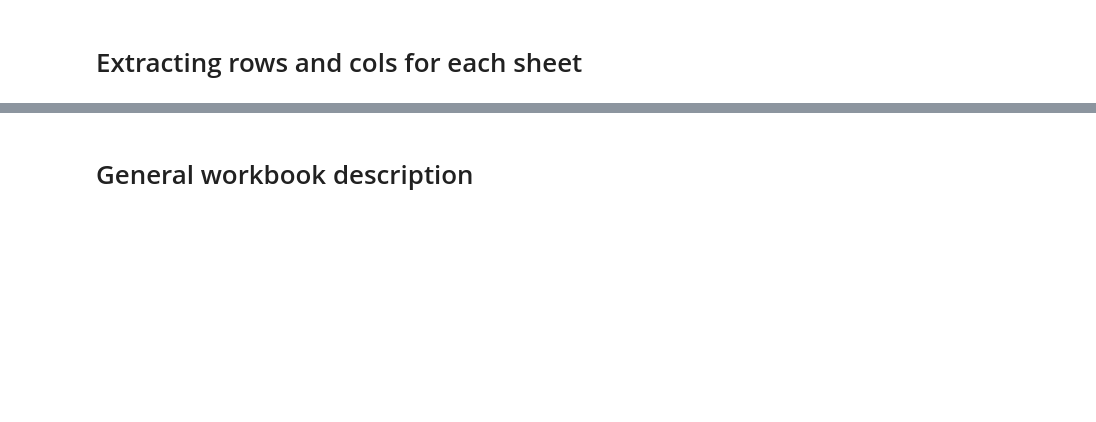
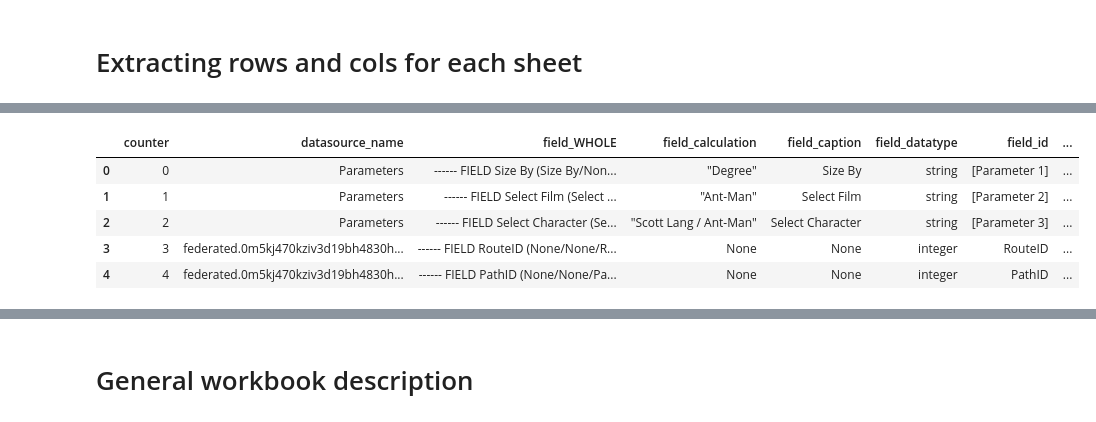
Before and after one commit to scinana/tableauCalculationExport, a Jupyter notebook: Tableau Calculation extractor.ipynb, the cells around one changed output, grey strips where cells are left out. Cells and saved outputs as stored; diff of their text form; code cells hidden in the pictures; blank space fills up the shorter version.

```diff
--- a/Tableau Calculation extractor.ipynb
+++ b/Tableau Calculation extractor.ipynb
@@ -132,3 +151,3 @@ for worksheet in worksheets:
 # %%
-calcDict = dict(zip(calcID, calcNames))
-calcDict2 = dict(zip(calcID2, calcNames))
+calcDict = dict(zip(calcNames, calcCaptions))
+calcDict
@@ -340,11 +349,12 @@ for i in collecteddata:
 
     for n in formulas_to_process:
 
-        for tableauName, friendlyName in calcDict2.items():
+        for tableauName, friendlyName in calcDict.items():
 
             n = n.replace(tableauName, friendlyName)
+
         newcalcs.append(n)
 
     i['processed formulas'] = newcalcs
 
-collecteddata[0:2]
+collecteddata
@@ -356,0 +459,14 @@ df2.head(2)
+# %%
+calcDict = dict(zip(calcID, calcNames))
+calcDict2 = dict(zip(calcID2, calcNames)) #raw fields without any []
+
+def default_to_friendly_names2(formulaList,fieldToConvert, dictToUse):
+
+    for i in formulaList:
+        for tableauName, friendlyName in dictToUse.items():
+            try:
+                i[fieldToConvert] = (i[fieldToConvert]).replace(tableauName, friendlyName)
+            except:
+                a = 0
+
+    return formulaList
@@ -356,0 +480,14 @@ df2.head(2)
+# %%
+default_to_friendly_names2(collator,'field_calculation',calcDict)
+
+df_API_all = pd.DataFrame(collator)
+df_API_all['field_type'] = df_API_all.apply(f, axis=1)
+
+df_API_all.head()
+# %% [output]
+|  | counter | datasource_name | field_WHOLE | field_calculation | field_caption | field_datatype | field_id | ... |
+| 0 | 0 | Parameters | ------ FIELD Size By (Size By/Non... | "Degree" | Size By | string | [Parameter 1] | ... |
+| 1 | 1 | Parameters | ------ FIELD Select Film (Select ... | "Ant-Man" | Select Film | string | [Parameter 2] | ... |
+| 2 | 2 | Parameters | ------ FIELD Select Character (Se... | "Scott Lang / Ant-Man" | Select Character | string | [Parameter 3] | ... |
+| 3 | 3 | federated.0m5kj470kziv3d19bh4830h... | ------ FIELD RouteID (None/None/R... | None | None | integer | RouteID | ... |
+| 4 | 4 | federated.0m5kj470kziv3d19bh4830h... | ------ FIELD PathID (None/None/Pa... | None | None | integer | PathID | ... |
```
Also changed, not shown: parts of 52 cells of this notebook.
